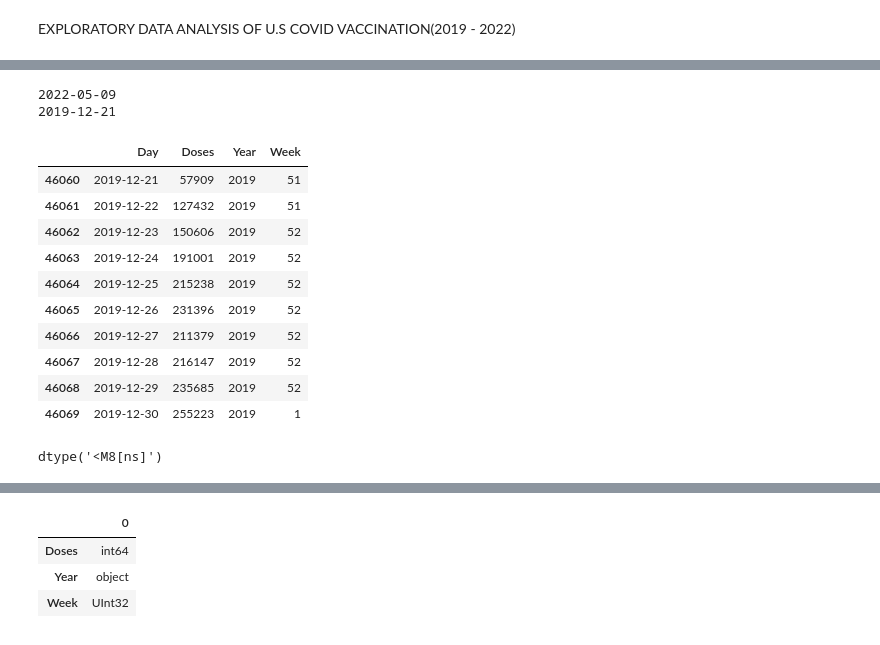
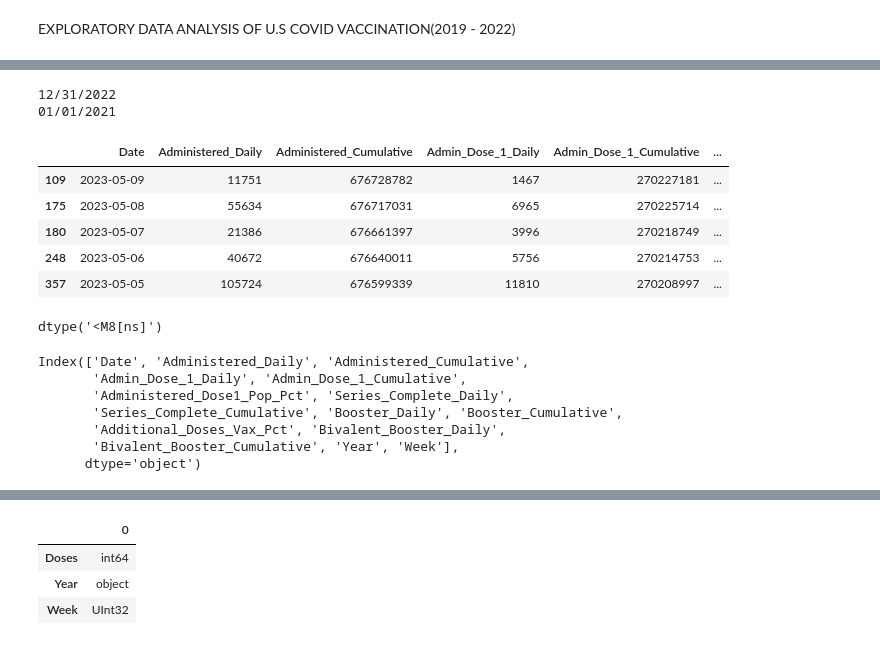
Before and after one commit to carolinehagood/covid-project, a Jupyter notebook: vaccine_data_cleaning.ipynb, the cells around one changed output, grey strips where cells are left out. Drawn from its saved outputs; the diff is of its cells as text; code cells hidden in the pictures.

```diff
--- a/vaccine_data_cleaning.ipynb
+++ b/vaccine_data_cleaning.ipynb
@@ -34,5 +32,5 @@ df.head(5)
 # %%
 #filter data to exclude data per state, and only include total national data for each day
-df_filtered = df[df['State'] == 'United States']
+df_filtered = df[(df['Location'] == 'US') & (df['date_type'] == 'Admin')]
 df_filtered.head(5)
 # %% [output]
@@ -45,4 +43,4 @@ df_filtered.head(5)
 # %%
-df_filtered = df_filtered.drop(columns=['State'])
+df_filtered = df_filtered.drop(columns=['Location', 'date_type'])
 df_filtered.head(5)
 # %% [output]
@@ -61,31 +70,25 @@ df_filtered.isna().sum()
 dtype: int64
 # %%
 # What is the range of Day variable?
-print(df_filtered['Day'].max())
-print(df_filtered['Day'].min())
+print(df_filtered['Date'].max())
+print(df_filtered['Date'].min())
 # %% [output]
-2022-05-09
-2019-12-21
+12/31/2022
+01/01/2021
-# %%
-# Select year from day
-df_filtered['Year']= df_filtered['Day'].str[:4]
+# %%
+# Convert Day to Date Time
+df_filtered['Date'] = pd.to_datetime(df_filtered['Date'])
+df_filtered['Year'] = df_filtered['Date'].dt.year
 # %%
-# Convert Day to Date Time
-df_filtered['Day']= pd.to_datetime(df_filtered['Day'])
 
 # Extract the week number
-df_filtered['Week'] = df_filtered['Day'].dt.isocalendar().week
-df_filtered.head(10)
+df_filtered['Week'] = df_filtered['Date'].dt.isocalendar().week
+df_filtered.head(5)
 # %% [output]
-|  | Day | Doses | Year | Week |
-| 46060 | 2019-12-21 | 57909 | 2019 | 51 |
-| 46061 | 2019-12-22 | 127432 | 2019 | 51 |
-| 46062 | 2019-12-23 | 150606 | 2019 | 52 |
-| 46063 | 2019-12-24 | 191001 | 2019 | 52 |
-| 46064 | 2019-12-25 | 215238 | 2019 | 52 |
-| 46065 | 2019-12-26 | 231396 | 2019 | 52 |
-| 46066 | 2019-12-27 | 211379 | 2019 | 52 |
-| 46067 | 2019-12-28 | 216147 | 2019 | 52 |
-| 46068 | 2019-12-29 | 235685 | 2019 | 52 |
-| 46069 | 2019-12-30 | 255223 | 2019 | 1 |
+|  | Date | Administered_Daily | Administered_Cumulative | Admin_Dose_1_Daily | Admin_Dose_1_Cumulative | ... |
+| 109 | 2023-05-09 | 11751 | 676728782 | 1467 | 270227181 | ... |
+| 175 | 2023-05-08 | 55634 | 676717031 | 6965 | 270225714 | ... |
+| 180 | 2023-05-07 | 21386 | 676661397 | 3996 | 270218749 | ... |
+| 248 | 2023-05-06 | 40672 | 676640011 | 5756 | 270214753 | ... |
+| 357 | 2023-05-05 | 105724 | 676599339 | 11810 | 270208997 | ... |
 # %%
@@ -93,3 +96,13 @@ df_filtered['Day'].dtypes
 # %% [output]
 dtype('<M8[ns]')
+# %%
+print(df_filtered.columns)
+# %% [output]
+Index(['Date', 'Administered_Daily', 'Administered_Cumulative',
+       'Admin_Dose_1_Daily', 'Admin_Dose_1_Cumulative',
+       'Administered_Dose1_Pop_Pct', 'Series_Complete_Daily',
+       'Series_Complete_Cumulative', 'Booster_Daily', 'Booster_Cumulative',
+       'Additional_Doses_Vax_Pct', 'Bivalent_Booster_Daily',
+       'Bivalent_Booster_Cumulative', 'Year', 'Week'],
+      dtype='object')
 # %%
```
Also changed, not shown: parts of 14 cells of this notebook.
